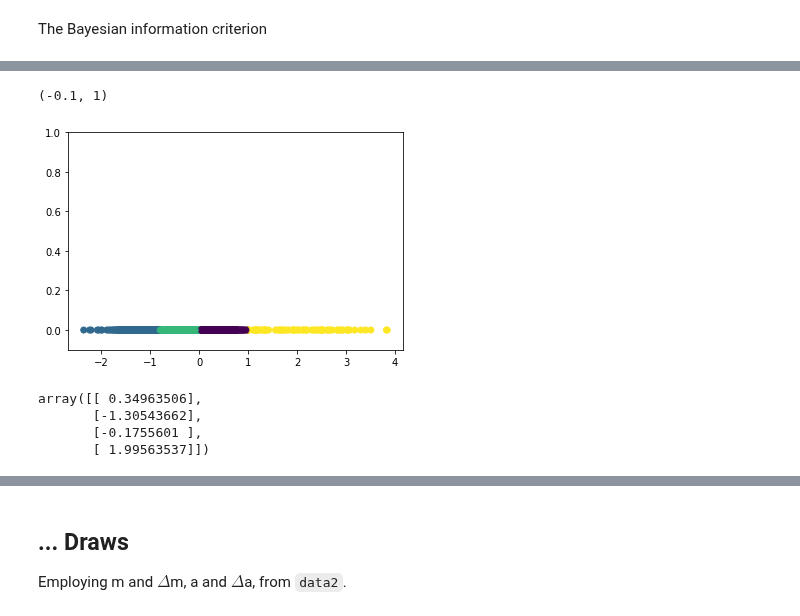
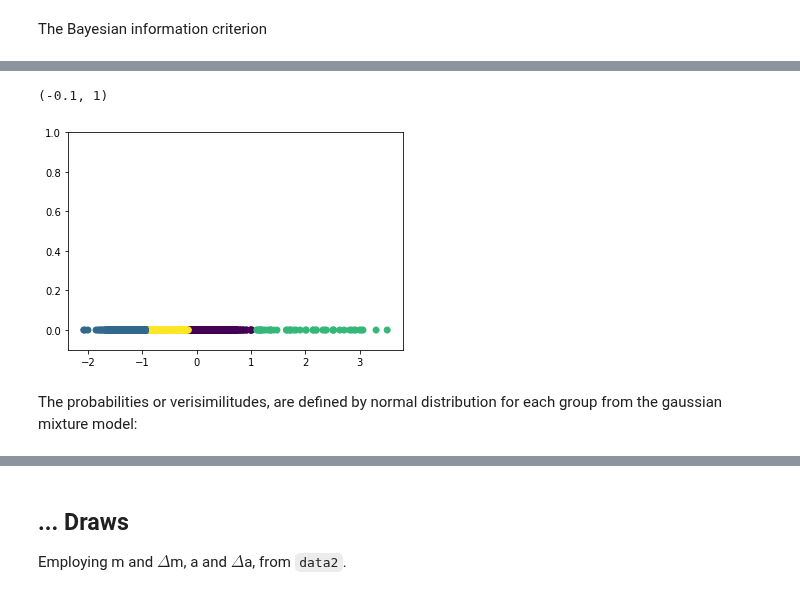
Before and after one commit to fjbautistas/Mixture_Gaussian_CM_of_Planets, a Jupyter notebook: Clasification.ipynb, the cells around one changed output, grey strips where cells are left out. Drawn from its saved outputs; the diff is of its cells as text; code cells hidden in the pictures.

```diff
--- a/Clasification.ipynb
+++ b/Clasification.ipynb
@@ -19,16 +28,10 @@ data_ep = pd.read_csv('data/exoplanet.eu_catalog.csv',
 
 Now is necessary processing the data with the prurpose to obtain the Center of Mass CM, `data1` is a DataFrame without the NaN values of _mass_ and _semi major axis_. Finally, we get 1667 rows.
 # %%
-dataA = data_ep.dropna(subset=['mass',
-                               'semi_major_axis'])
-data1 = dataA[['star_name','mass','semi_major_axis']]
-#--------------------------------------------------------------
-dataB = data_ep.dropna(subset=['mass','mass_error_min',
-                               'semi_major_axis',
+dataB = data_ep.dropna(subset=['mass','mass_error_min','semi_major_axis',
                                'semi_major_axis_error_min'])
+#-----------------------------------------------------------------------
 data2 = dataB[['star_name','mass', 'mass_error_min',
                'semi_major_axis','semi_major_axis_error_min']]
-#--------------------------------------------------------------
-#data2
-#print(len(data2),len(data1))
-#(np.isnan(data2.semi_major_axis_error_min)).sum()
+#-----------------------------------------------------------------------
+print(len(data2))
@@ -60,17 +59,13 @@ For do it, is nessesary get the values CM for each planet, so with the columns o
 # %%
-data1
-r_i = data1["semi_major_axis"]
-m_i = data1["mass"]
+r_i = data2["semi_major_axis"]
+m_i = data2["mass"]
 #----------------------------------------------------------------------
 #the multiplications between columns, new column CM_i:
-data1 = data1.assign(CM_i=r_i.multiply(m_i))
+data2 = data2.assign(CM_i=r_i.multiply(m_i))
 #----------------------------------------------------------------------
 #value, for each planet in the system.
-p_system = data1.groupby("star_name")
+p_system = data2.groupby("star_name")
 #----------------------------------------------------------------------
-#A = list(p_system.groups.keys())
-#A
-#p_system.count()
 #(np.isnan(data1.CM_i)).sum()
 # %% [markdown]
 However, the calculus of the CM, counting the planetary systems with the same satar.
@@ -93,9 +87,9 @@ system = list(p_system.groups.keys())
 #system
 #----------------------------------------------------------------------
 #the data after get the Center of Mass for each system
-data1 = pd.DataFrame({'system_name':system,
-                      'total_mass':M_total.tolist(),
-                      'center_of_Mass':CM.tolist()})
+data = pd.DataFrame({'system_name':system,
+                     'total_mass':M_total.tolist(),
+                     'center_of_Mass':CM.tolist()})
 #len(data1)
 #(np.isnan(data1.center_of_Mass)).sum()
 # %%
@@ -137,18 +126,12 @@ plt.plot(range(1,11),bic)
 # %%
+# GaussianMixture, for the log of CM:
+# 4 groups due tu the bic
 gmm = GaussianMixture(4, covariance_type='full', random_state=0)
-CM_log=np.log10(data1[["center_of_Mass"]])
+CM_log=np.log10(data[["center_of_Mass"]])
 gmm.fit(CM_log.values)
 cluster_label = gmm.predict(CM_log.values)
-#CM_log.values[:, 0]
 plt.scatter((CM_log.values),np.zeros(len(CM_log)),c=cluster_label);
 plt.ylim(-0.1,1)
 # %% [output]
 (-0.1, 1)
-[figure, old version]
+[figure, new version]
-# %%
-gmm.means_
-# %% [output]
-array([[ 0.34963506],
-       [-1.30543662],
-       [-0.1755601 ],
-       [ 1.99563537]])
@@ -158 +138,3 @@ from scipy.stats import norm
+# %% [markdown]
+The probabilities or verisimilitudes, are defined by normal distribution for each group from the gaussian mixture model:
 # %%
```
Also changed, not shown: parts of 29 cells of this notebook, 1 other file.
